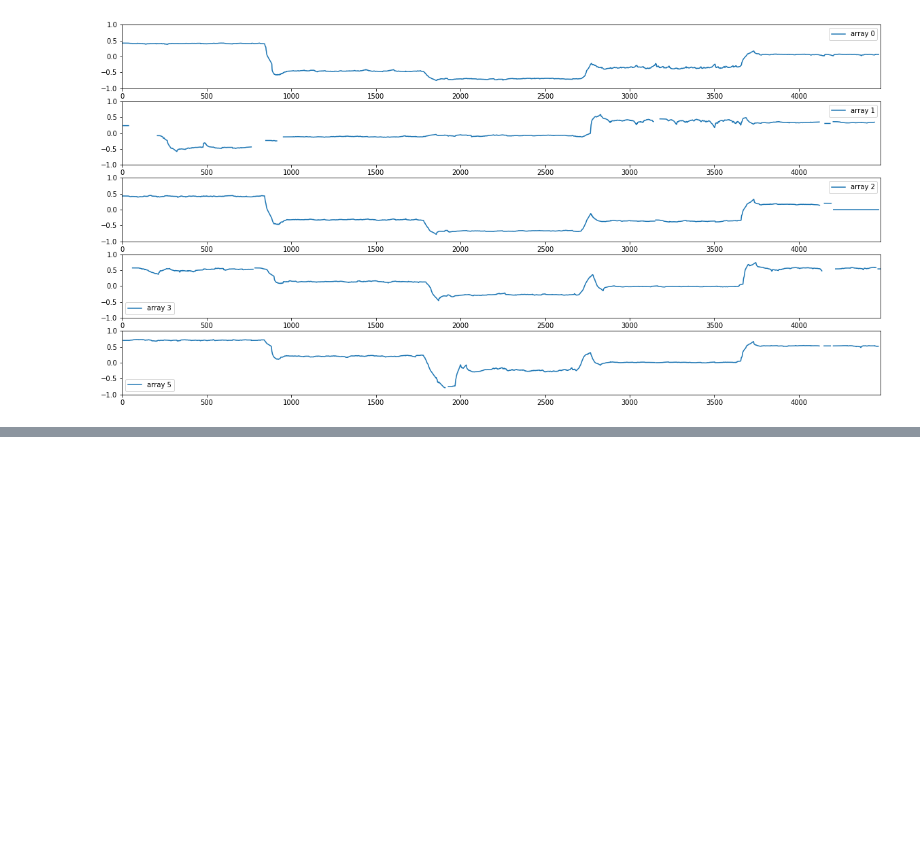
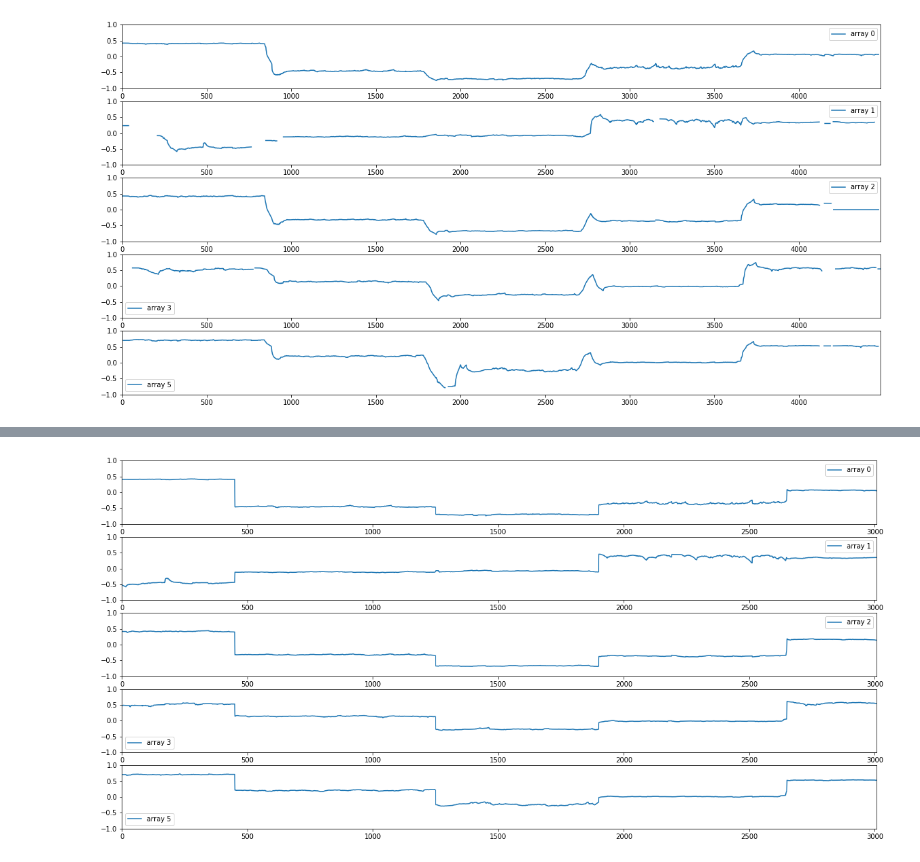
Before and after one commit to ArdelAlegre1/SoundMapping, a Jupyter notebook: Analysis/notebooks/SPE_1230-data_stitching.ipynb, the cells around one changed output, grey strips where cells are left out. Saved outputs shown, nothing was run; the diff lists cells and outputs as text; code cells hidden in the pictures; blank space fills up the shorter version.

Commit message:
cut off transitions

```diff
--- a/Analysis/notebooks/SPE_1230-data_stitching.ipynb
+++ b/Analysis/notebooks/SPE_1230-data_stitching.ipynb
@@ -163,0 +131,13 @@ plot_time_series(chairs)
+# %%
+# Clean up the transitions
+chair2 = chairs_og[100:550,:]
+chair3 = chairs_og[650:1450,:]
+chair4 = chairs_og[1700:2350,:]
+chair5 = chairs_og[2500:3250,:]
+chair1 = chairs_og[3350:,:]
+# %%
+chairs_cut = np.vstack([chair2, chair3, chair4, chair5, chair1])
+# %%
+plot_time_series(chairs_cut)
+# %% [output]
+[figure, added]
```
Also changed, not shown: parts of 15 cells of this notebook.
